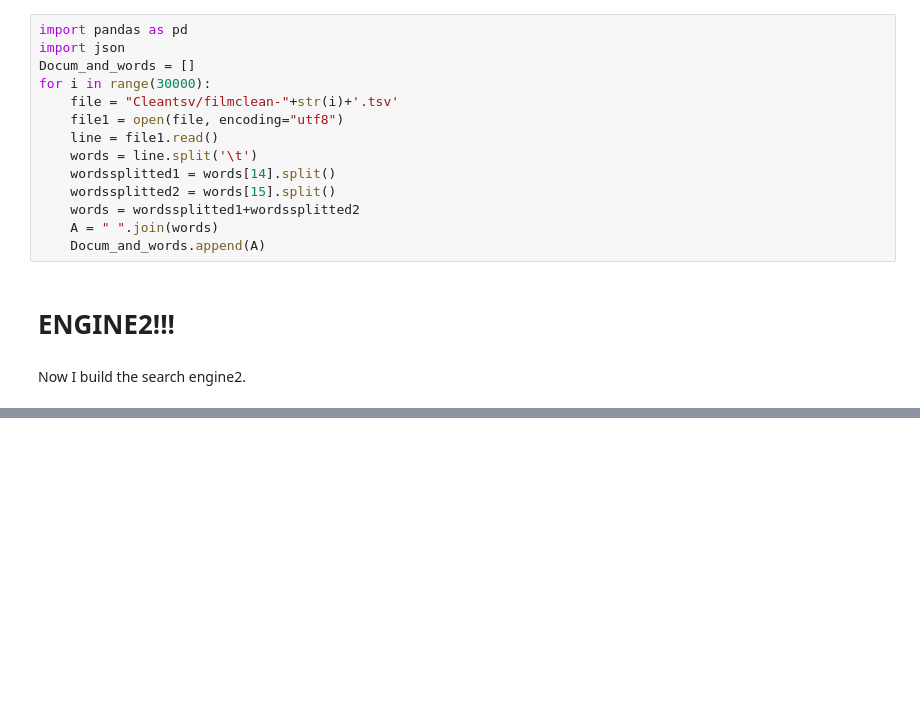
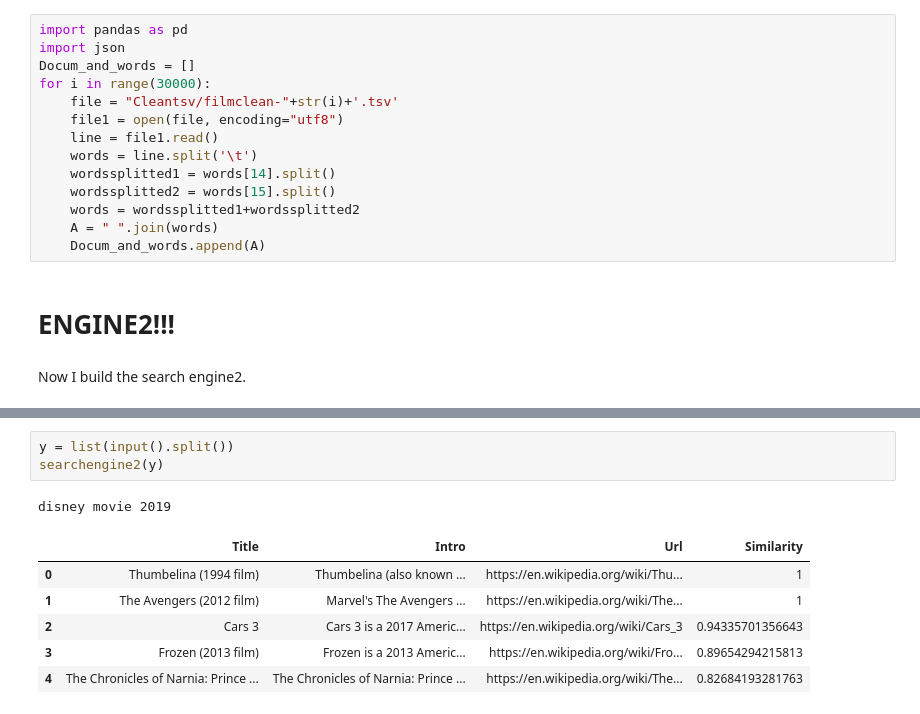
Before and after one commit to Debodeep94/ADM_HW3_Which_movie_to_watch, a Jupyter notebook: HMK3Leo.ipynb, the cells around one changed output, grey strips where cells are left out. Cells and saved outputs as stored; diff of their text form; blank space fills up the shorter version.

```diff
--- a/HMK3Leo.ipynb
+++ b/HMK3Leo.ipynb
@@ -812,0 +835,11 @@ know light film star
+# %%
+y = list(input().split())
+searchengine2(y)
+# %% [output]
+disney movie 2019
+|  | Title | Intro | Url | Similarity |
+| 0 | Thumbelina (1994 film) | Thumbelina (also known ... | https://en.wikipedia.org/wiki/Thu... | 1 |
+| 1 | The Avengers (2012 film) | Marvel's The Avengers ... | https://en.wikipedia.org/wiki/The... | 1 |
+| 2 | Cars 3 | Cars 3 is a 2017 Americ... | https://en.wikipedia.org/wiki/Cars_3 | 0.94335701356643 |
+| 3 | Frozen (2013 film) | Frozen is a 2013 Americ... | https://en.wikipedia.org/wiki/Fro... | 0.89654294215813 |
+| 4 | The Chronicles of Narnia: Prince ... | The Chronicles of Narnia: Prince ... | https://en.wikipedia.org/wiki/The... | 0.82684193281763 |
```
Also changed, not shown: parts of 5 cells of this notebook.
